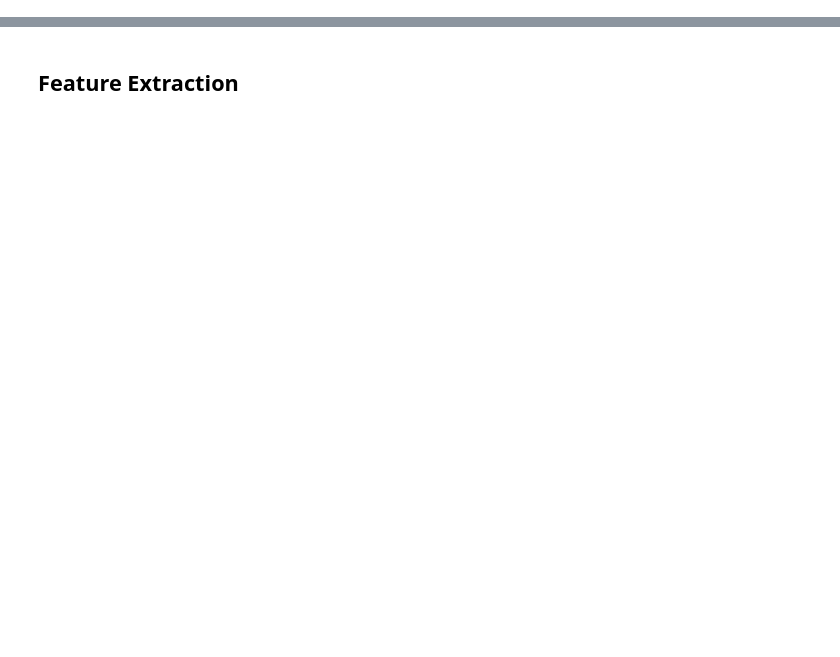
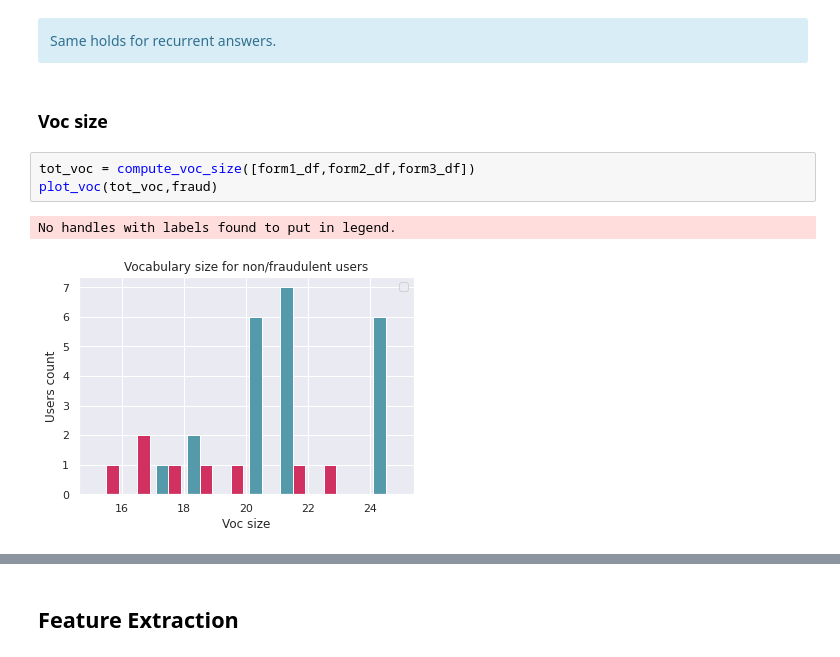
Before and after one commit to ymentha14/emojis_dataset, a Jupyter notebook: notebooks/form1_anaylsis.ipynb, the cells around one changed output, grey strips where cells are left out. Saved outputs shown, nothing was run; the diff lists cells and outputs as text; blank space fills up the shorter version.

```diff
--- a/notebooks/form1_anaylsis.ipynb
+++ b/notebooks/form1_anaylsis.ipynb
@@ -57,0 +102,12 @@ form1_df.drop(["A3NKJAX21PSNWD","A2JC65REBH7706"],inplace=True)
+# %% [markdown]
+<div class="alert alert-info">
+Same holds for recurrent answers.
+</div>
+# %% [markdown]
+### Voc size
+# %%
+tot_voc = compute_voc_size([form1_df,form2_df,form3_df])
+plot_voc(tot_voc,fraud)
+# %% [output]
+No handles with labels found to put in legend.
+[figure, added]
```
Also changed, not shown: parts of 66 cells of this notebook, 7 other files.
